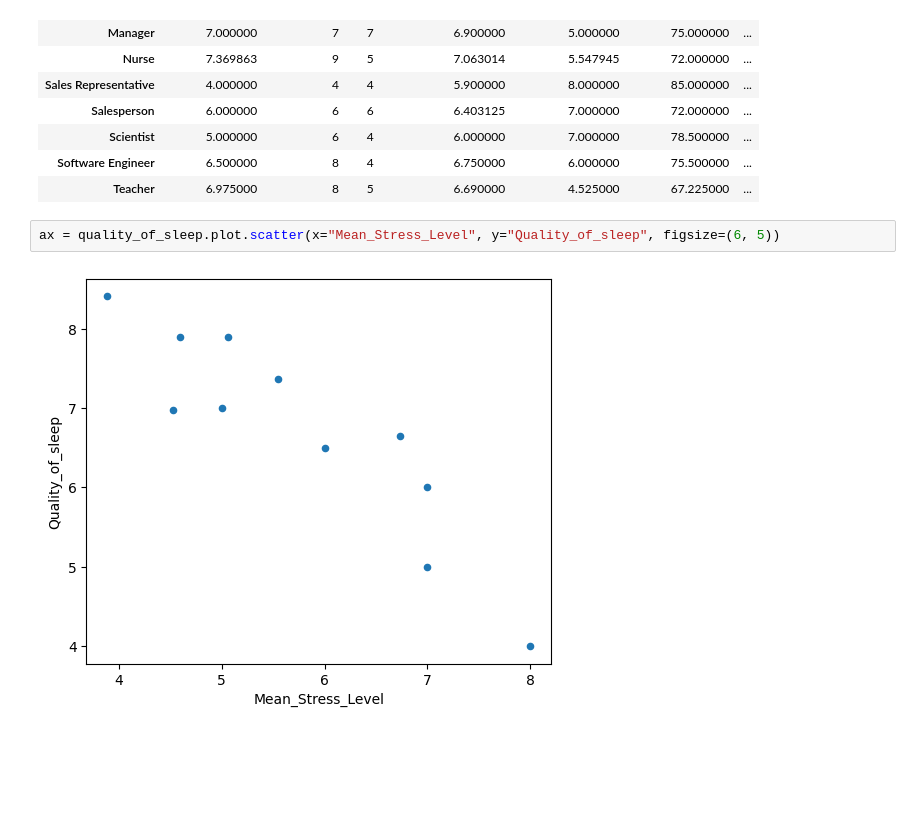
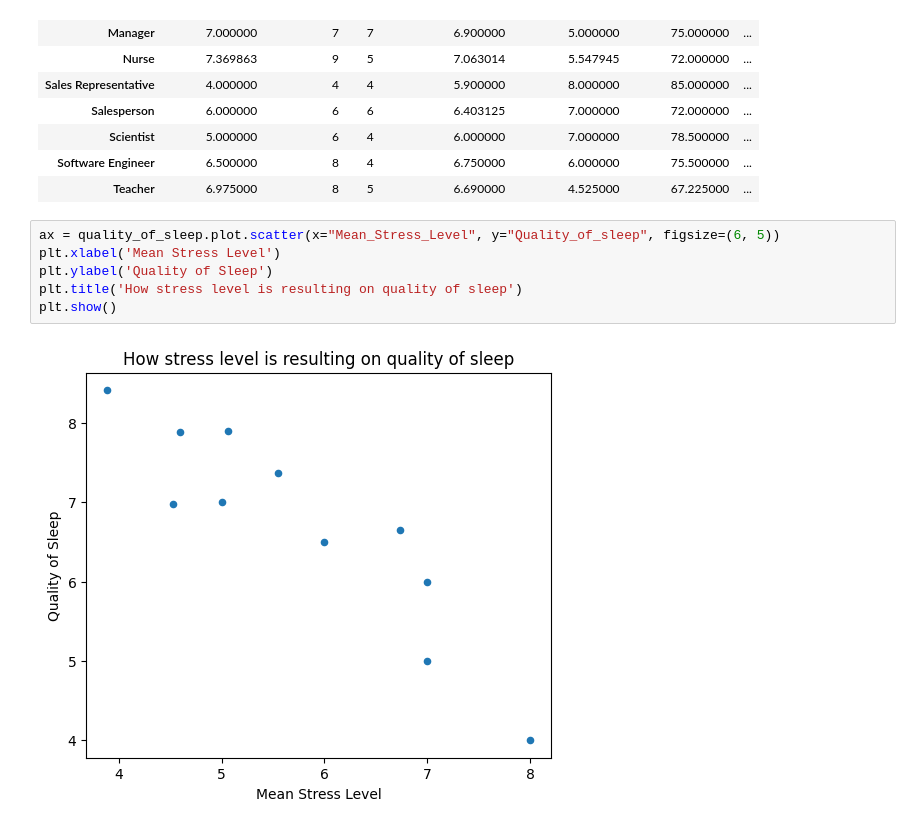
Before and after one commit to Szafranerio/Data_InDepth, a Jupyter notebook: Pandas/Practice/Sleep_quality.ipynb, the cells around one changed output. Drawn from its saved outputs; the diff is of its cells as text; blank space fills up the shorter version.

```diff
--- a/Pandas/Practice/Sleep_quality.ipynb
+++ b/Pandas/Practice/Sleep_quality.ipynb
@@ -102,5 +102,9 @@ quality_of_sleep
 | Teacher | 6.975000 | 8 | 5 | 6.690000 | 4.525000 | 67.225000 | ... |
 # %%
 ax = quality_of_sleep.plot.scatter(x="Mean_Stress_Level", y="Quality_of_sleep", figsize=(6, 5))
+plt.xlabel('Mean Stress Level')
+plt.ylabel('Quality of Sleep')
+plt.title('How stress level is resulting on quality of sleep')
+plt.show()
 # %% [output]
-[figure, old version]
+[figure, new version]
```
Also changed, not shown: parts of 5 cells of this notebook.
